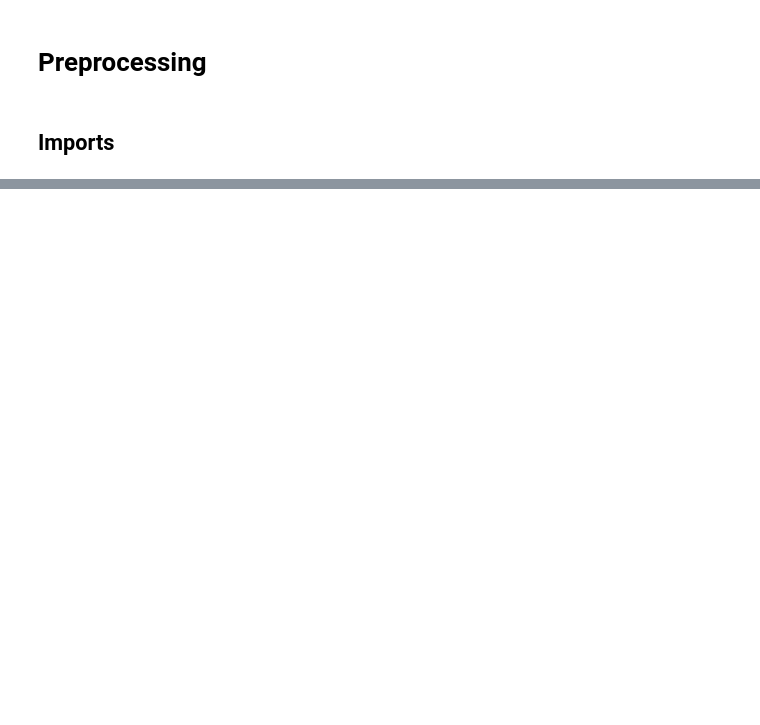
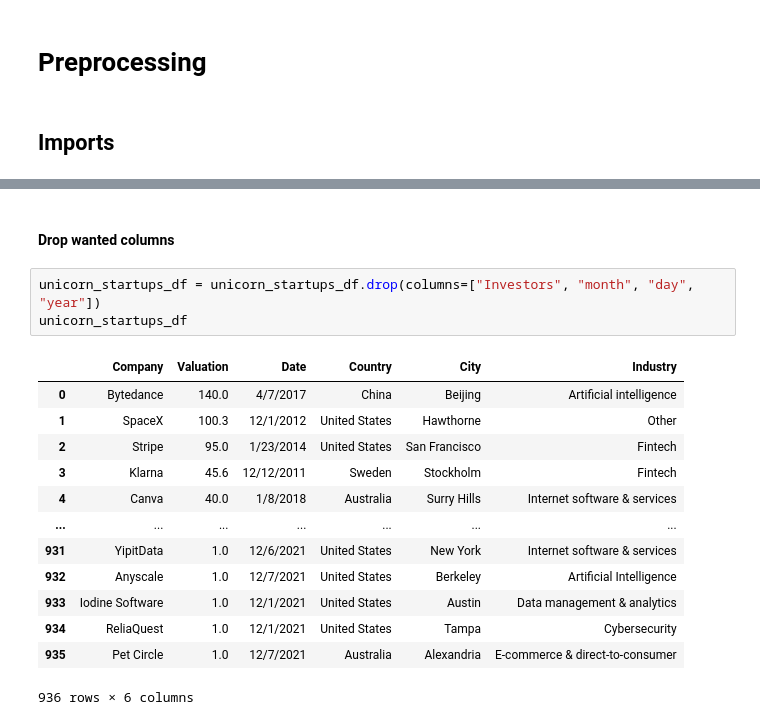
Before and after one commit to dalnakeb/Information_Visualisation_Project, a Jupyter notebook: notebooks/preprocessing.ipynb, the cells around one changed output, grey strips where cells are left out. Saved outputs shown, nothing was run; the diff lists cells and outputs as text; blank space fills up the shorter version.

```diff
--- a/notebooks/preprocessing.ipynb
+++ b/notebooks/preprocessing.ipynb
@@ -29,0 +32,19 @@ unicorn_startups_df
+# %% [markdown]
+#### Drop wanted columns
+# %%
+unicorn_startups_df = unicorn_startups_df.drop(columns=["Investors", "month", "day", "year"])
+unicorn_startups_df
+# %% [output]
+|  | Company | Valuation | Date | Country | City | Industry |
+| 0 | Bytedance | 140.0 | 4/7/2017 | China | Beijing | Artificial intelligence |
+| 1 | SpaceX | 100.3 | 12/1/2012 | United States | Hawthorne | Other |
+| 2 | Stripe | 95.0 | 1/23/2014 | United States | San Francisco | Fintech |
+| 3 | Klarna | 45.6 | 12/12/2011 | Sweden | Stockholm | Fintech |
+| 4 | Canva | 40.0 | 1/8/2018 | Australia | Surry Hills | Internet software & services |
+| ... | ... | ... | ... | ... | ... | ... |
+| 931 | YipitData | 1.0 | 12/6/2021 | United States | New York | Internet software & services |
+| 932 | Anyscale | 1.0 | 12/7/2021 | United States | Berkeley | Artificial Intelligence |
+| 933 | Iodine Software | 1.0 | 12/1/2021 | United States | Austin | Data management & analytics |
+| 934 | ReliaQuest | 1.0 | 12/1/2021 | United States | Tampa | Cybersecurity |
+| 935 | Pet Circle | 1.0 | 12/7/2021 | Australia | Alexandria | E-commerce & direct-to-consumer |
+936 rows × 6 columns
```
Also changed, not shown: parts of 39 cells of this notebook, 7 other files.
